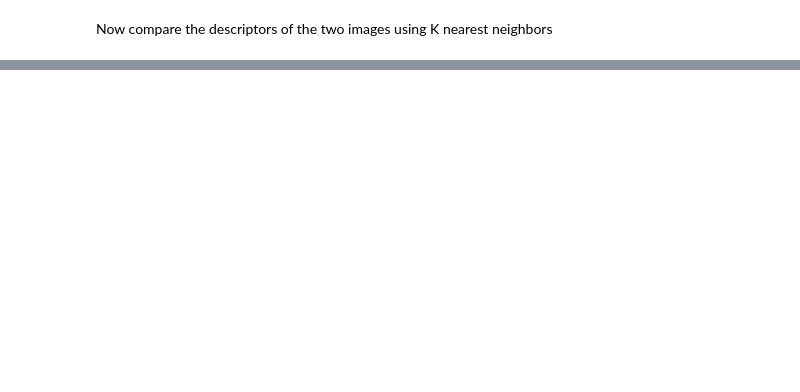
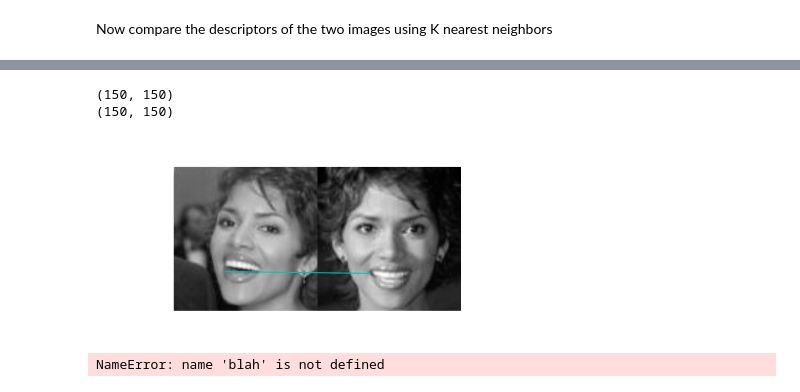
Before and after one commit to arnfred/Mirror-Match, a Jupyter notebook: code/descriptors/OpenCV-Surf.ipynb, the cells around one changed output, grey strips where cells are left out. Drawn from its saved outputs; the diff is of its cells as text; code cells hidden in the pictures; blank space fills up the shorter version.

```diff
--- a/code/descriptors/OpenCV-Surf.ipynb
+++ b/code/descriptors/OpenCV-Surf.ipynb
@@ -119,0 +118,28 @@ sift.plot_matches(imread(m1), imread(m2),getPositions(keypoints_im1), getPositio
+# %%
+import features as f
+
+def compare2images(path1, path2) :
+    # Load images
+    images = map(f.loadImage, [path1, path2])
+
+    # Get keypoints
+    keypoints = map(lambda i : f.getKeypoints("SURF", i), images)
+
+    # Get descriptors
+    descriptors = map(lambda i,k : f.getDescriptors("SURF", i, k), images, keypoints)
+
+    # Match
+    matchscores = f.match(descriptors[0], descriptors[1])
+
+    # Show result
+    sift.plot_matches(images[0], images[1], getPositions(keypoints[0]), getPositions(keypoints[1]), matchscores)
+
+compare2images(p1, p2)
+# %% [output]
+(150, 150)
+(150, 150)
+[figure, added]
+# %%
+blah
+# %% [output]
+NameError: name 'blah' is not defined
```
Also changed, not shown: parts of 9 cells of this notebook, 3 other files.
